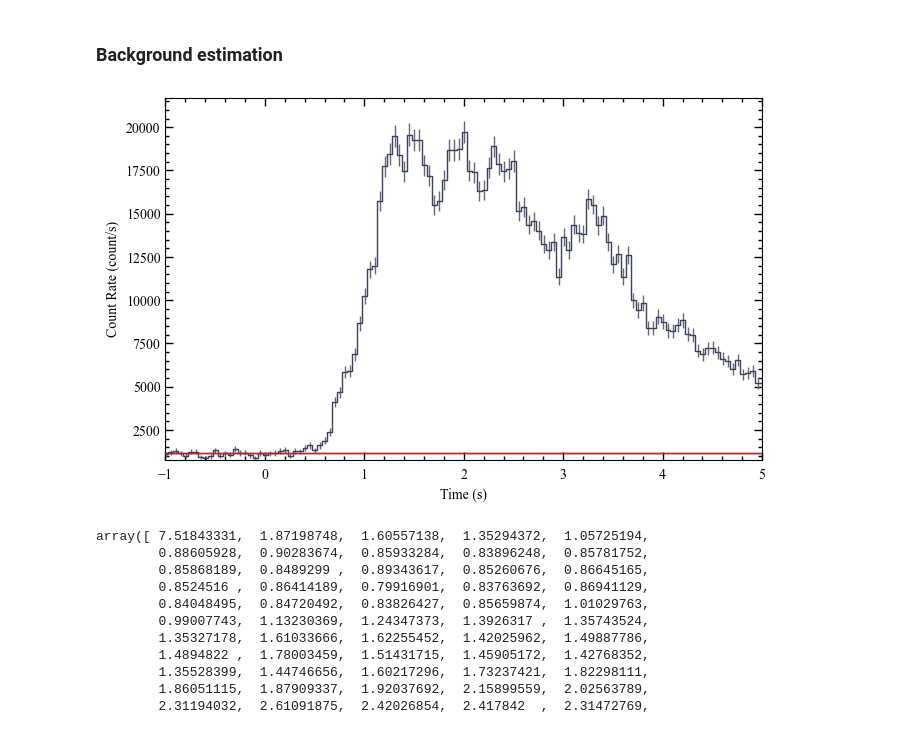
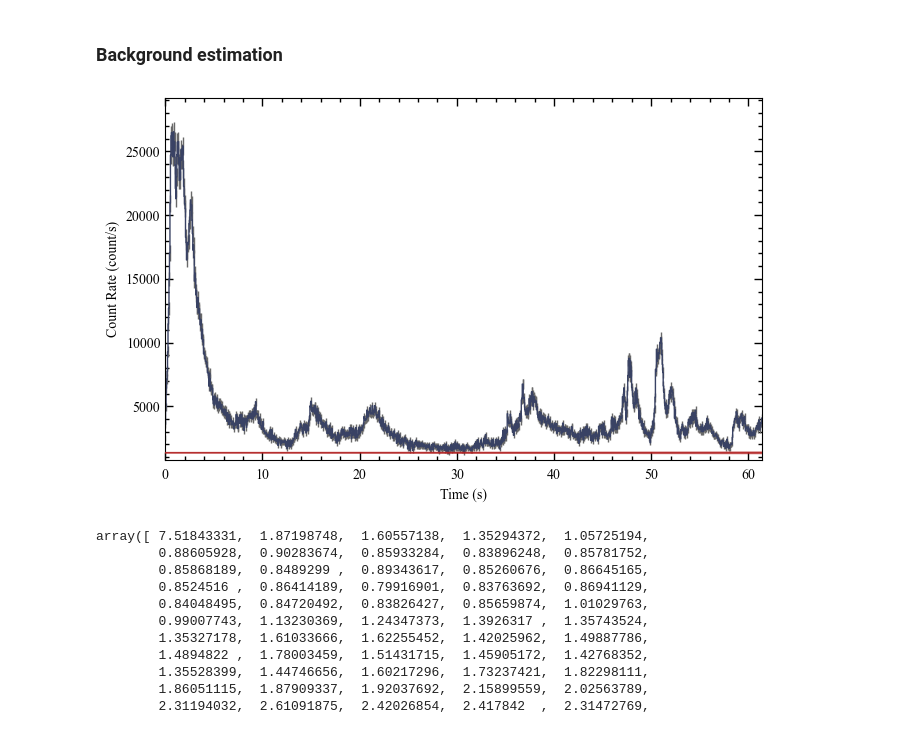
Before and after one commit to AndreasRamsli/GRB, a Jupyter notebook: xspec/FERMI/GRB210619B/GRB210619B_extract_files.ipynb, the cells around one changed output. Drawn from its saved outputs; the diff is of its cells as text; code cells hidden in the pictures.

```diff
--- a/xspec/FERMI/GRB210619B/GRB210619B_extract_files.ipynb
+++ b/xspec/FERMI/GRB210619B/GRB210619B_extract_files.ipynb
@@ -159,7 +159,7 @@ tshift:  0.334064
 # %% [markdown]
 #  Extract data from selected unit(s)+
 # %%
-unit = all_dets[idx_sort_angsep][1]
+unit = all_dets[idx_sort_angsep][0]
 #unit = trig_dets[0] #unit of the first trigger detector. What unit is this?
 print(unit)
 
@@ -542,0 +545,6 @@ new TTE object created
+# %%
+erange = (8,1e3)
+binsize=0.05
+phaii = tte.to_phaii(bin_by_time,binsize)
+lcdata = phaii.to_lightcurve(time_range=(-10,70),energy_range=erange)
+lc = Lightcurve(data=lcdata)
@@ -550,13 +560,13 @@ backfitter.fit(order=2) #increase order to 2 when you have a large interval
 # %%
 bkgd = backfitter.interpolate_bins(phaii.data.tstart, phaii.data.tstop)
 #type(bkgd)
 lc_bkgd = bkgd.integrate_energy(*erange)
 lcplot = Lightcurve(data=lcdata, background=lc_bkgd)
 # zoom in to 5 seconds before to 20 s after the trigger time
-view_range = (-1, 5)
+view_range = (0, 61.4)
 lcplot.xlim = view_range
 # %% [output]
-[figure, old version]
+[figure, new version]
 # %%
 # Ok, the fit is done, but how do we know if it is a good fit?  You can return the fit statistic and degrees-of-freedom (DoF) for each energy channel fit, and try to figure out if it's a good fit based on that (Note: not always the best way to go).
 backfitter.statistic/backfitter.dof
```
Also changed, not shown: parts of 11 cells of this notebook, 8 other files.
